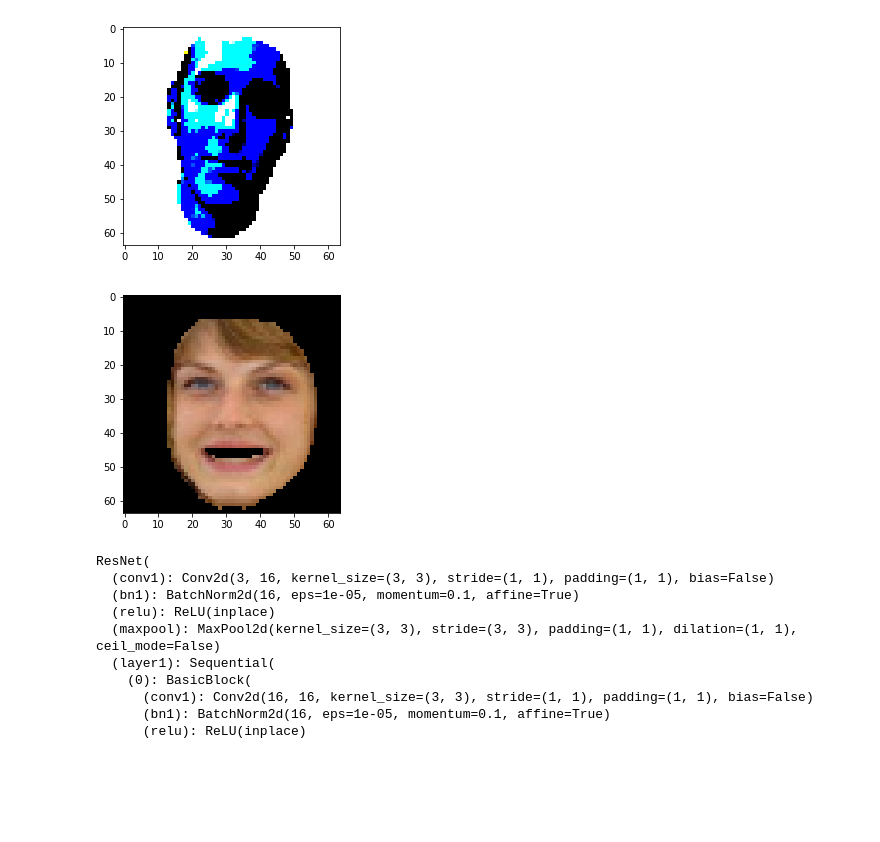
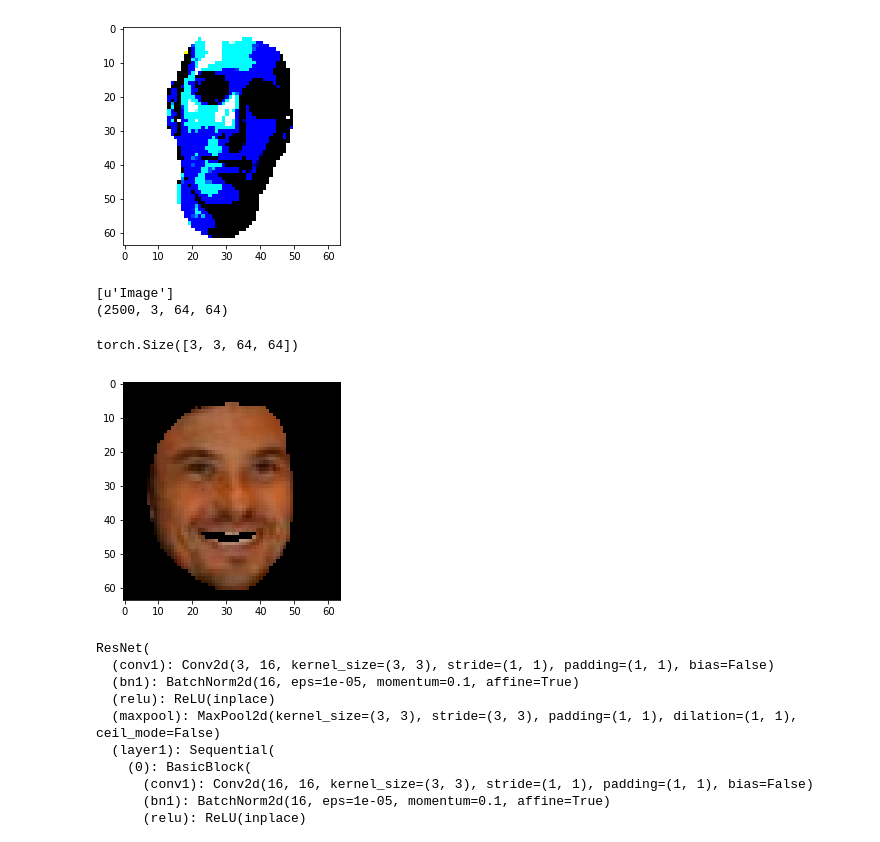
Before and after one commit to bhushan23/Light-Estimation, a Jupyter notebook: LDAN/Prototype.ipynb, the cells around one changed output. Drawn from its saved outputs; the diff is of its cells as text; code cells hidden in the pictures; blank space fills up the shorter version.

Commit message:
Reading Real Images from HD5 File

```diff
--- a/LDAN/Prototype.ipynb
+++ b/LDAN/Prototype.ipynb
@@ -167,5 +183,18 @@ real_image_data_loader = torch.utils.data.DataLoader(dataset,batch_size=batch_si
+# %%
+# Real images
+hf = h5py.File('../../SIRFS/data_1.h5', 'r')
+print hf.keys()
+syn1 = hf['/Image']
+#label = hf['SH']
+print syn1.shape
+realImage = torch.utils.data.DataLoader(syn1, batch_size= 3, shuffle = True)
+# %% [output]
+[u'Image']
+(2500, 3, 64, 64)
 # %%
-dreal = next(iter(real_image_data_loader))
-show(denorm(dreal[0][0]))
+dreal = next(iter(realImage))
+print dreal.shape
+show(dreal[1])
 # %% [output]
+torch.Size([3, 3, 64, 64])
-[figure, old version]
+[figure, new version]
```
Also changed, not shown: parts of 11 cells of this notebook, 1 other file.
